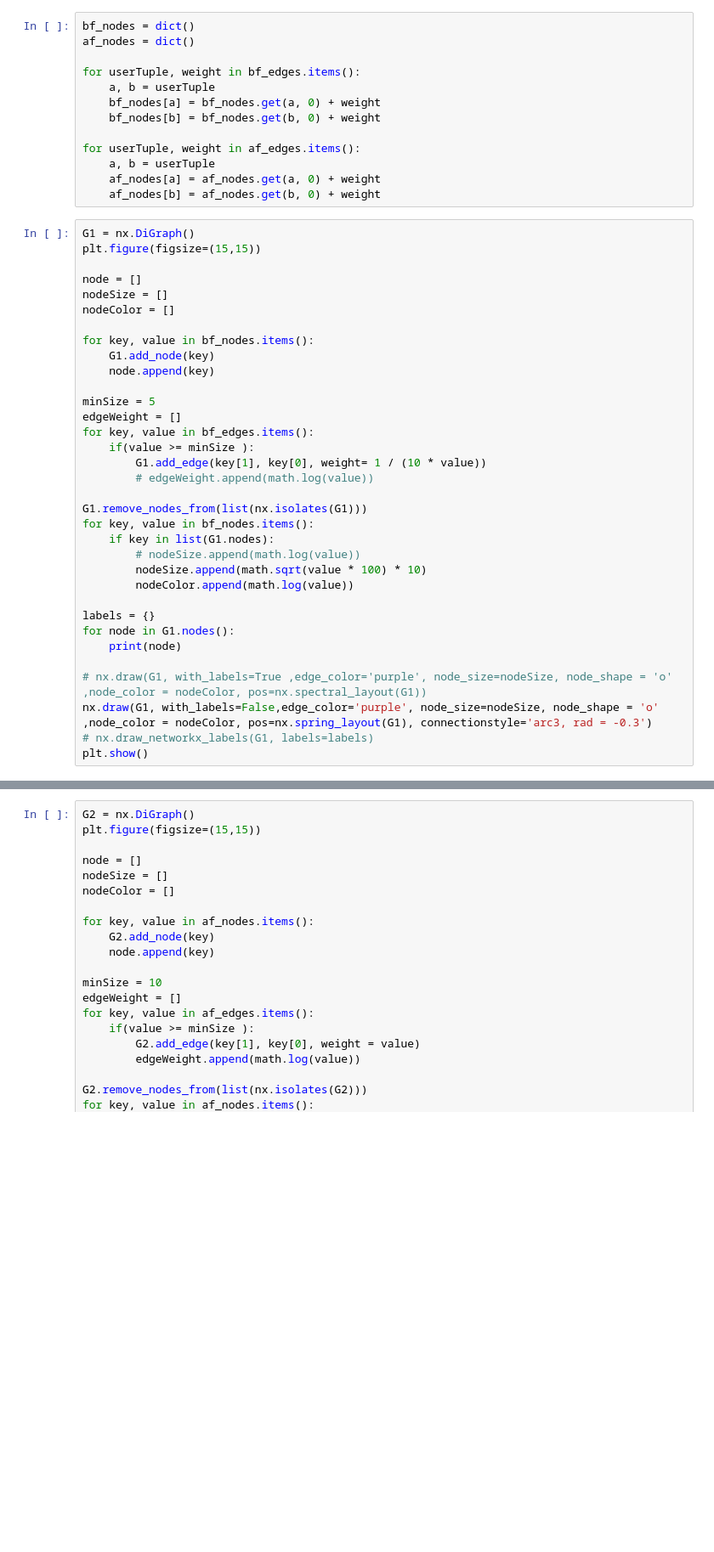
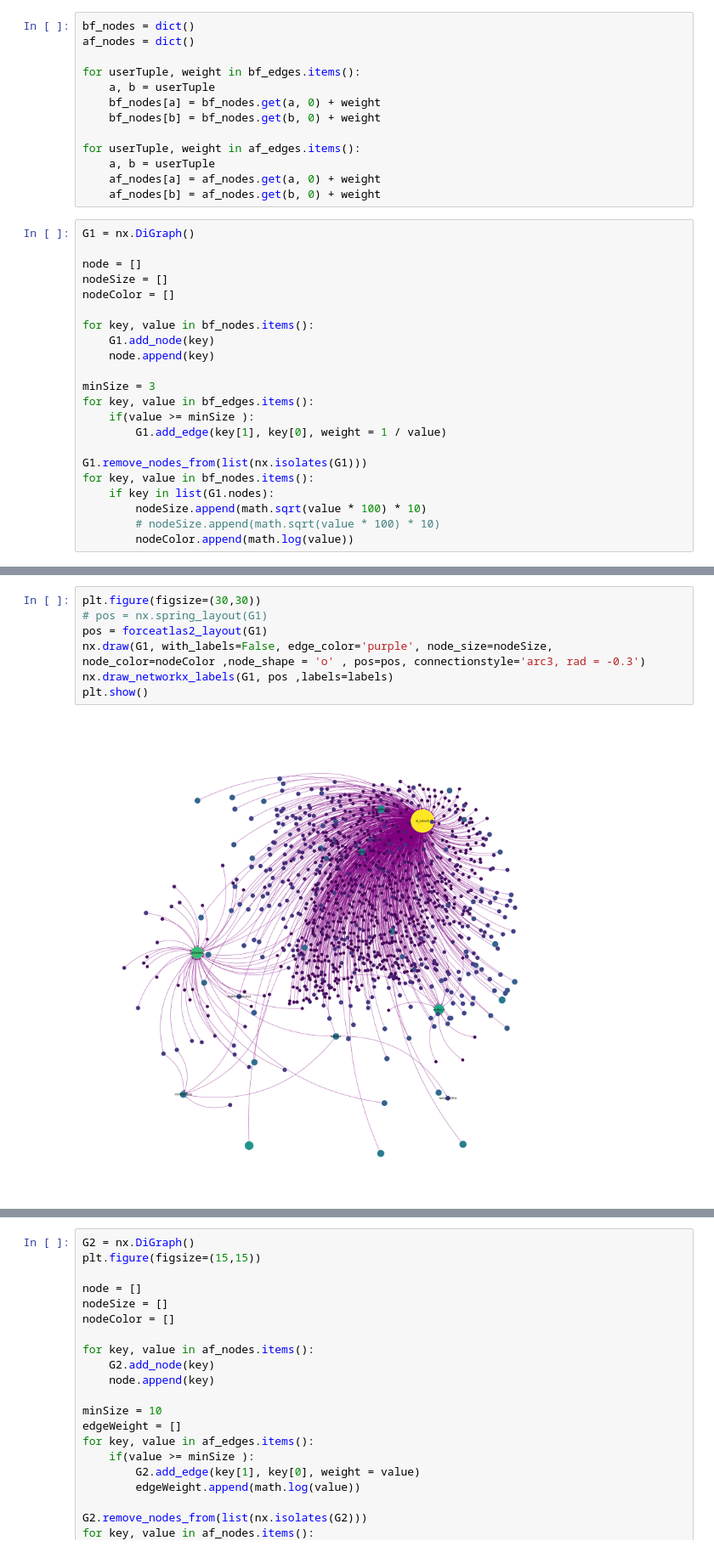
Before and after one commit to ilhambayhaqi/SNA-Project, a Jupyter notebook: Twitter_Selenium.ipynb, the cells around one changed output, grey strips where cells are left out. Shown at 85% size. Cells and saved outputs as stored; diff of their text form; blank space fills up the shorter version.

Commit message:
Update Visualization

```diff
--- a/Twitter_Selenium.ipynb
+++ b/Twitter_Selenium.ipynb
@@ -306,7 +306,6 @@ for userTuple, weight in af_edges.items():
     af_nodes[b] = af_nodes.get(b, 0) + weight
 # %%
 G1 = nx.DiGraph()
-plt.figure(figsize=(15,15))
 
 node = []
 nodeSize = []
@@ -316,25 +315,14 @@ for key, value in bf_nodes.items():
     G1.add_node(key)
     node.append(key)
 
-minSize = 5
-edgeWeight = []
+minSize = 3
 for key, value in bf_edges.items():
     if(value >= minSize ):
-        G1.add_edge(key[1], key[0], weight= 1 / (10 * value))
-        # edgeWeight.append(math.log(value))
+        G1.add_edge(key[1], key[0], weight = 1 / value)
 
 G1.remove_nodes_from(list(nx.isolates(G1)))
 for key, value in bf_nodes.items():
     if key in list(G1.nodes):
-        # nodeSize.append(math.log(value))
         nodeSize.append(math.sqrt(value * 100) * 10)
+        # nodeSize.append(math.sqrt(value * 100) * 10)
         nodeColor.append(math.log(value))
-
-labels = {}
-for node in G1.nodes():
-    print(node)
-
-# nx.draw(G1, with_labels=True ,edge_color='purple', node_size=nodeSize, node_shape = 'o' ,node_color = nodeColor, pos=nx.spectral_layout(G1))
-nx.draw(G1, with_labels=False,edge_color='purple', node_size=nodeSize, node_shape = 'o' ,node_color = nodeColor, pos=nx.spring_layout(G1), connectionstyle='arc3, rad = -0.3')
-# nx.draw_networkx_labels(G1, labels=labels)
-plt.show()
@@ -365,0 +471,9 @@ len(G2.nodes)
+# %%
+plt.figure(figsize=(30,30))
+# pos = nx.spring_layout(G1)
+pos = forceatlas2_layout(G1)
+nx.draw(G1, with_labels=False, edge_color='purple', node_size=nodeSize, node_color=nodeColor ,node_shape = 'o' , pos=pos, connectionstyle='arc3, rad = -0.3')
+nx.draw_networkx_labels(G1, pos ,labels=labels)
+plt.show()
+# %% [output]
+[figure, added]
```
Also changed, not shown: parts of 13 cells of this notebook, 2 other files.
